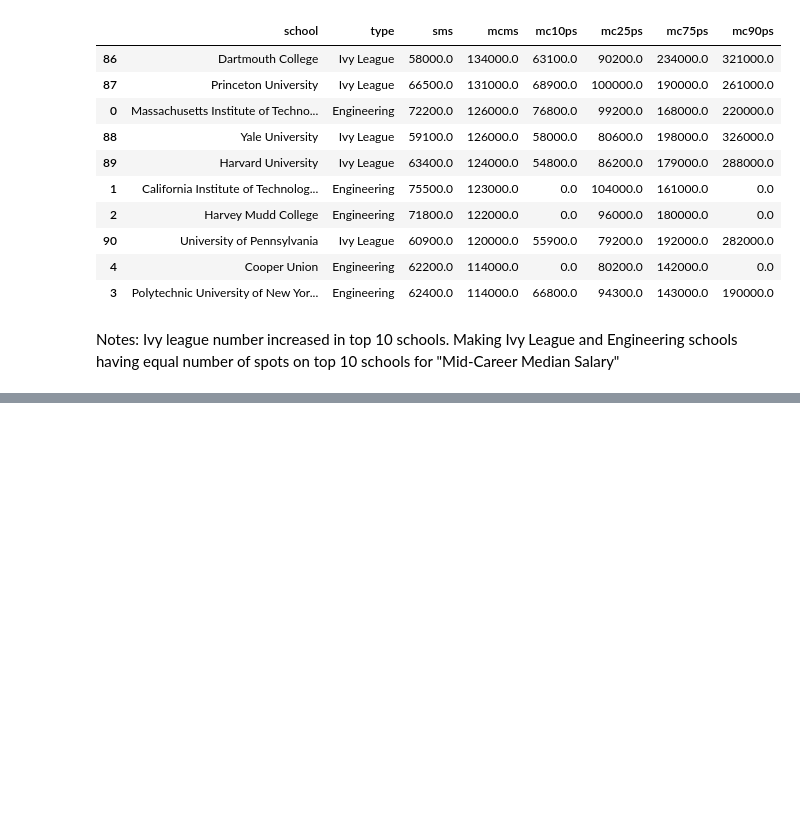
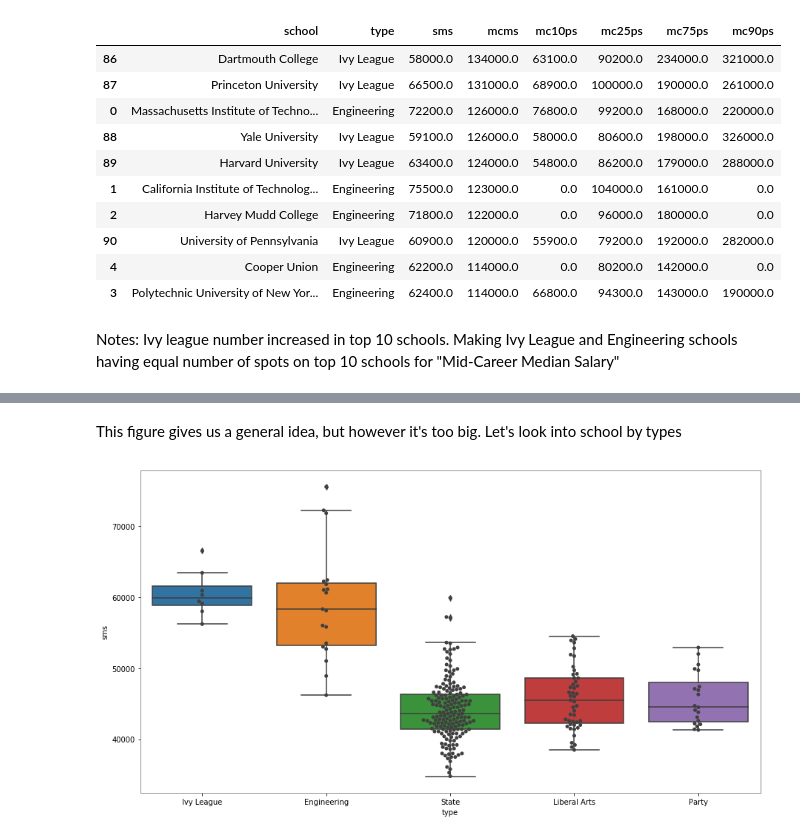
Before and after one commit to ccny-data/College_Major_Data, a Jupyter notebook: playground/college_salaries.ipynb, the cells around one changed output, grey strips where cells are left out. Drawn from its saved outputs; the diff is of its cells as text; code cells hidden in the pictures; blank space fills up the shorter version.

```diff
--- a/playground/college_salaries.ipynb
+++ b/playground/college_salaries.ipynb
@@ -253,0 +297,11 @@ Notes: Ivy league number increased in top 10 schools. Making Ivy League and Engi
+# %% [markdown]
+This figure gives us a general idea, but however it's too big. Let's look into school by types
+# %%
+# fig. 5 : Starting Salary vs School Type boxplot
+# set fig. size
+f, ax = plt.subplots(figsize=(15, 8))
+
+ax = sns.boxplot(x="type", y="sms", data=colleges)
+ax = sns.swarmplot(x="type", y="sms", data=colleges, color=".25")
+# %% [output]
+[figure, added]
```
Also changed, not shown: parts of 10 cells of this notebook.
